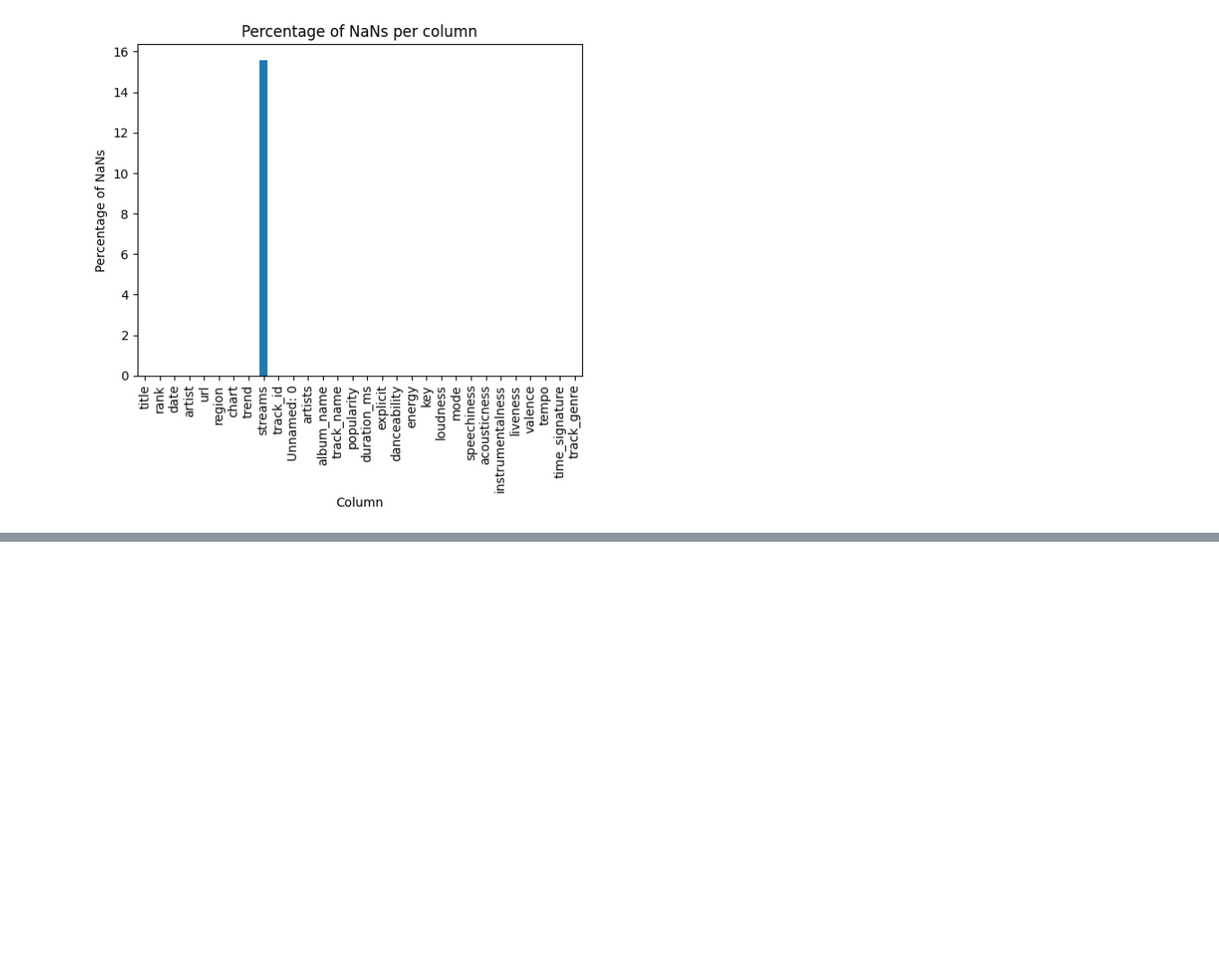
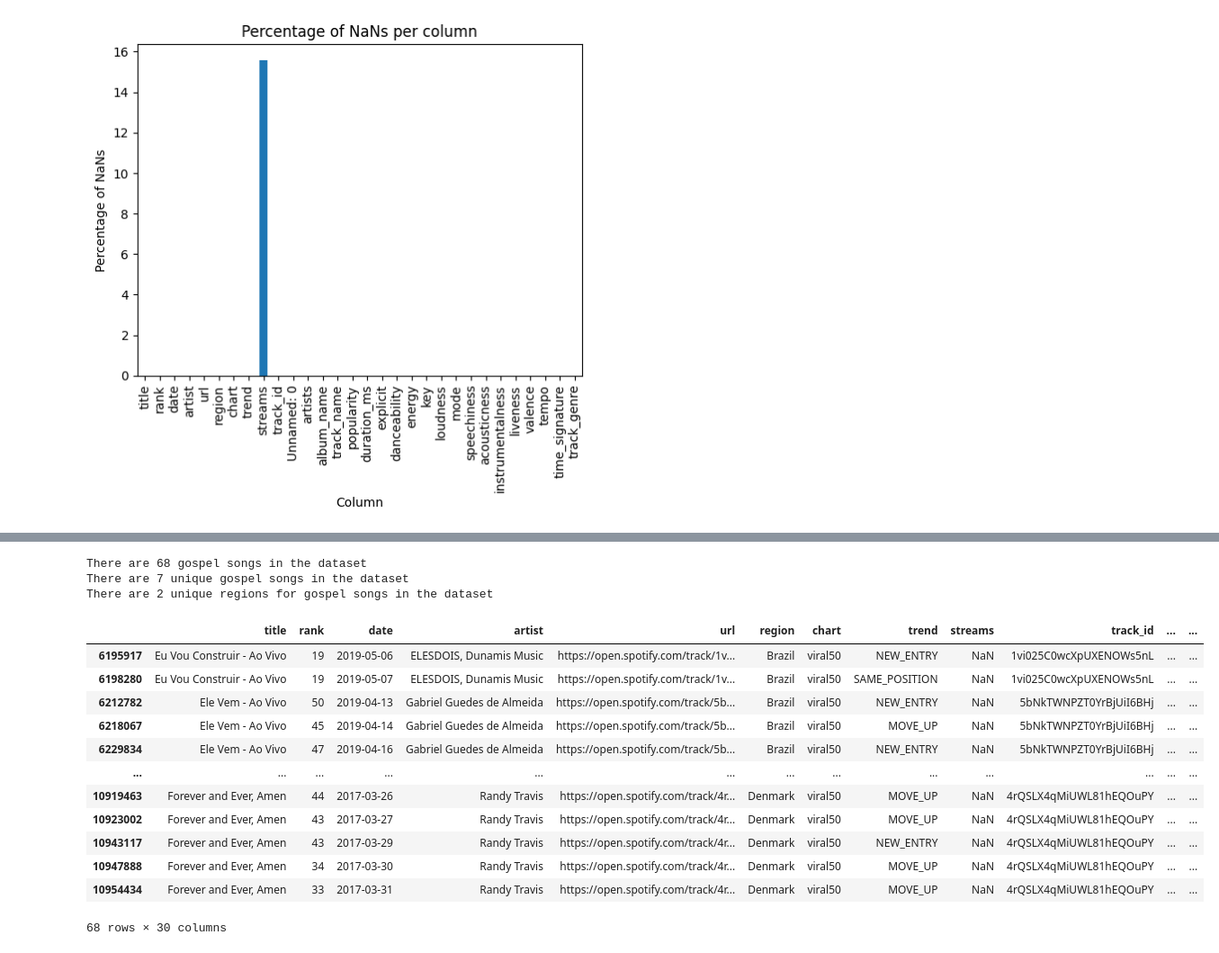
Before and after one commit to com-480-data-visualization/com-480-TnT, a Jupyter notebook: data_exploration.ipynb, the cells around one changed output, grey strips where cells are left out. Shown at 90% size. Drawn from its saved outputs; the diff is of its cells as text; code cells hidden in the pictures; blank space fills up the shorter version.

```diff
--- a/data_exploration.ipynb
+++ b/data_exploration.ipynb
@@ -278,0 +295,27 @@ plt.savefig("nans_per_column.png", bbox_inches='tight')
+# %%
+# Keep all gospel songs
+gospel_songs = merged_pd[merged_pd.track_genre == "gospel"]
+# Count the number of songs
+print(f"There are {len(gospel_songs)} gospel songs in the dataset")
+# Count the number of unique songs
+print(f"There are {gospel_songs.track_id.nunique()} unique gospel songs in the dataset")
+# Count the number of unique regions
+print(f"There are {gospel_songs.region.nunique()} unique regions for gospel songs in the dataset")
+gospel_songs
+# %% [output]
+There are 68 gospel songs in the dataset
+There are 7 unique gospel songs in the dataset
+There are 2 unique regions for gospel songs in the dataset
+|  | title | rank | date | artist | url | region | chart | trend | streams | track_id | ... | ... |
+| 6195917 | Eu Vou Construir - Ao Vivo | 19 | 2019-05-06 | ELESDOIS, Dunamis Music | https://open.spotify.com/track/1v... | Brazil | viral50 | NEW_ENTRY | NaN | 1vi025C0wcXpUXENOWs5nL | ... | ... |
+| 6198280 | Eu Vou Construir - Ao Vivo | 19 | 2019-05-07 | ELESDOIS, Dunamis Music | https://open.spotify.com/track/1v... | Brazil | viral50 | SAME_POSITION | NaN | 1vi025C0wcXpUXENOWs5nL | ... | ... |
+| 6212782 | Ele Vem - Ao Vivo | 50 | 2019-04-13 | Gabriel Guedes de Almeida | https://open.spotify.com/track/5b... | Brazil | viral50 | NEW_ENTRY | NaN | 5bNkTWNPZT0YrBjUiI6BHj | ... | ... |
+| 6218067 | Ele Vem - Ao Vivo | 45 | 2019-04-14 | Gabriel Guedes de Almeida | https://open.spotify.com/track/5b... | Brazil | viral50 | MOVE_UP | NaN | 5bNkTWNPZT0YrBjUiI6BHj | ... | ... |
+| 6229834 | Ele Vem - Ao Vivo | 47 | 2019-04-16 | Gabriel Guedes de Almeida | https://open.spotify.com/track/5b... | Brazil | viral50 | NEW_ENTRY | NaN | 5bNkTWNPZT0YrBjUiI6BHj | ... | ... |
+| ... | ... | ... | ... | ... | ... | ... | ... | ... | ... | ... | ... | ... |
+| 10919463 | Forever and Ever, Amen | 44 | 2017-03-26 | Randy Travis | https://open.spotify.com/track/4r... | Denmark | viral50 | MOVE_UP | NaN | 4rQSLX4qMiUWL81hEQOuPY | ... | ... |
+| 10923002 | Forever and Ever, Amen | 43 | 2017-03-27 | Randy Travis | https://open.spotify.com/track/4r... | Denmark | viral50 | MOVE_UP | NaN | 4rQSLX4qMiUWL81hEQOuPY | ... | ... |
+| 10943117 | Forever and Ever, Amen | 43 | 2017-03-29 | Randy Travis | https://open.spotify.com/track/4r... | Denmark | viral50 | NEW_ENTRY | NaN | 4rQSLX4qMiUWL81hEQOuPY | ... | ... |
+| 10947888 | Forever and Ever, Amen | 34 | 2017-03-30 | Randy Travis | https://open.spotify.com/track/4r... | Denmark | viral50 | MOVE_UP | NaN | 4rQSLX4qMiUWL81hEQOuPY | ... | ... |
+| 10954434 | Forever and Ever, Amen | 33 | 2017-03-31 | Randy Travis | https://open.spotify.com/track/4r... | Denmark | viral50 | MOVE_UP | NaN | 4rQSLX4qMiUWL81hEQOuPY | ... | ... |
+68 rows × 30 columns
```
Also changed, not shown: parts of 13 cells of this notebook, 4 other files.
